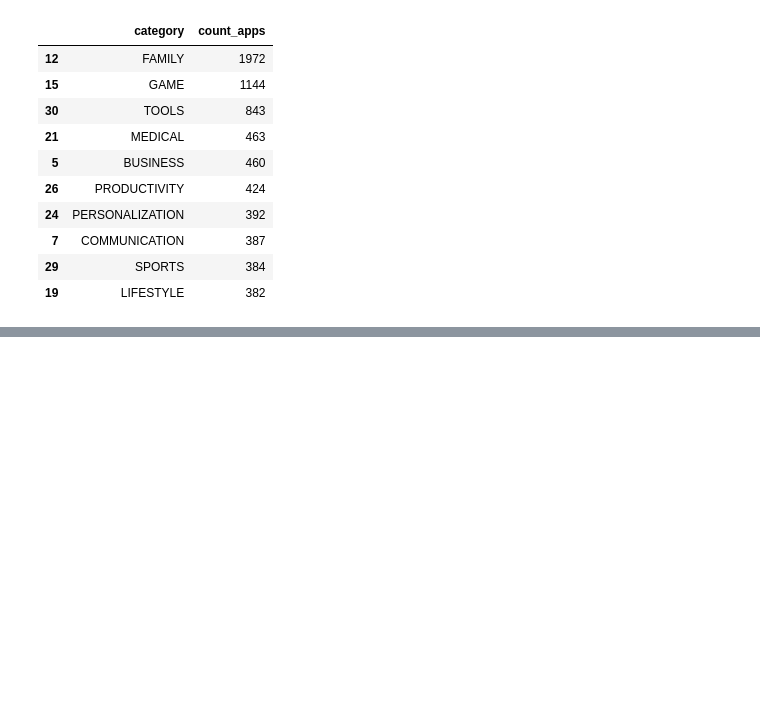
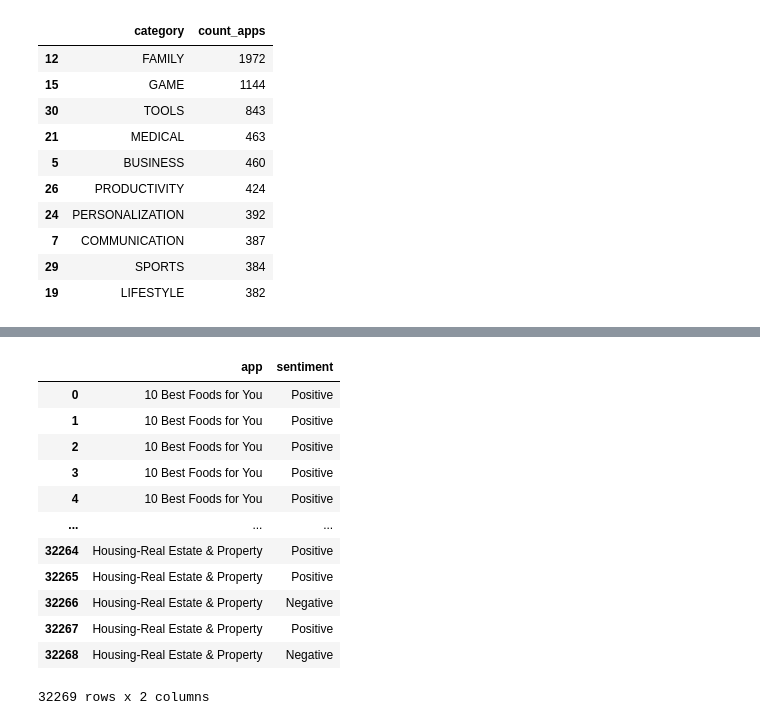
Before and after one commit to mindsdb/dfsql, a Jupyter notebook: testdrive.ipynb, the cells around one changed output, grey strips where cells are left out. Drawn from its saved outputs; the diff is of its cells as text; code cells hidden in the pictures; blank space fills up the shorter version.

```diff
--- a/testdrive.ipynb
+++ b/testdrive.ipynb
@@ -275,0 +303,3 @@ ds.query(sql)
+# %%
+ds.query("SELECT app, sentiment FROM googleplaystore_user_reviews WHERE sentiment IN ('Positive', 'Negative')")
+# %% [output]
@@ -275,0 +310,13 @@ ds.query(sql)
+|  | app | sentiment |
+| 0 | 10 Best Foods for You | Positive |
+| 1 | 10 Best Foods for You | Positive |
+| 2 | 10 Best Foods for You | Positive |
+| 3 | 10 Best Foods for You | Positive |
+| 4 | 10 Best Foods for You | Positive |
+| ... | ... | ... |
+| 32264 | Housing-Real Estate & Property | Positive |
+| 32265 | Housing-Real Estate & Property | Positive |
+| 32266 | Housing-Real Estate & Property | Negative |
+| 32267 | Housing-Real Estate & Property | Positive |
+| 32268 | Housing-Real Estate & Property | Negative |
+32269 rows x 2 columns
```
Also changed, not shown: parts of 16 cells of this notebook, 5 other files.
